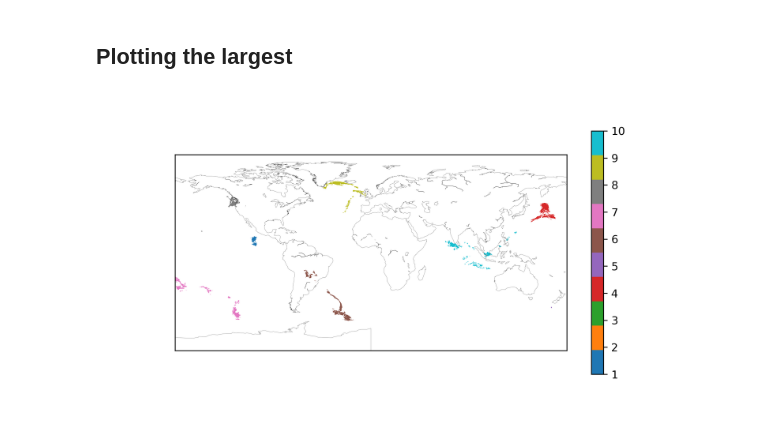
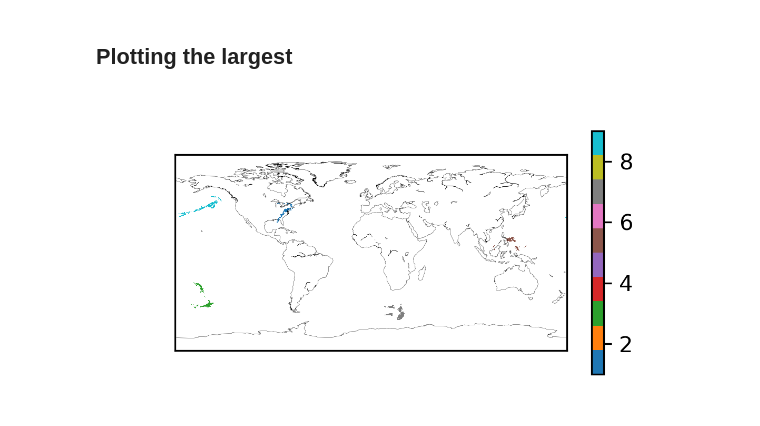
Before and after one commit to michaelleerilee/CCL, a Jupyter notebook: contrib/cc3d.ipynb, the cells around one changed output. Drawn from its saved outputs; the diff is of its cells as text; code cells hidden in the pictures.

```diff
--- a/contrib/cc3d.ipynb
+++ b/contrib/cc3d.ipynb
@@ -74,0 +150,2 @@ labels_out = cc3d.dust(labels_out,
+# %%
+labels_out2,_ = enforce_boundary_conditions_dealias(labels_out1)
@@ -75,3 +158,3 @@ labels_out = cc3d.dust(labels_out,
 # %%
-labels_out = numpy.ma.array(labels_out, mask=data.mask)
+labels_out = numpy.ma.array(labels_out2, mask=data0.mask)
 labels_out = numpy.ma.masked_where(labels_out==0, labels_out)
@@ -78,10 +165,11 @@ labels_out = numpy.ma.masked_where(labels_out==0, labels_out)
 # %%
-largest, N = cc3d.largest_k(labels_out,
+largest2, N = cc3d.largest_k(labels_out1,
                             k=10,
                             connectivity=connectivity,
                             delta=0,
                             return_N=True)
+largest3,_ = enforce_boundary_conditions_dealias(largest2)
 
-largest = numpy.ma.masked_where(largest==0, largest)
+largest = numpy.ma.masked_where(largest3==0, largest3)
 # %% [markdown]
 # Plotting
@@ -88,5 +206,5 @@ largest = numpy.ma.masked_where(largest==0, largest)
 # %%
-fig = plt.figure(figsize=(8, 4), dpi=300)
+fig = plt.figure(figsize=(4, 2), dpi=300)
 ax = fig.add_subplot(111)
 
 m = Basemap(projection='cyl')
@@ -96,6 +214,7 @@ plot_data = labels_out
 im = ax.imshow(plot_data[0],
                 cmap='tab10',
                 interpolation='none',
+#                extent=[-360, 360, -90,90])
                 extent=[-180, 180, -90,90])
 
 def animate(i):
@@ -115,29 +234,29 @@ anim.save('all.gif', fps=10)
 # %% [markdown]
 ## Plotting the largest
 # %%
-fig = plt.figure(figsize=(8, 4), dpi=300)
+fig = plt.figure(figsize=(4,2), dpi=300)
 ax = fig.add_subplot(111)
 
 m = Basemap(projection='cyl')
 m.drawcoastlines(0.1)
 
 plot_data = largest
 im = ax.imshow(plot_data[0],
                 cmap='tab10',
                 interpolation='none',
                 extent=[-180, 180, -90,90])
 
 def animate(i):
     im.set_array(plot_data[i])
     return [im]
 
 anim = animation.FuncAnimation(fig,
                                animate,
                                frames=len(plot_data),
                                interval=100, # in ms
                                blit=True)
 
 plt.colorbar(im, ax=ax, orientation='vertical')
 anim.save('10_largest.gif', fps=10)
 # %% [output]
-[figure, old version]
+[figure, new version]
```
Also changed, not shown: parts of 23 cells of this notebook, 1 other file.
